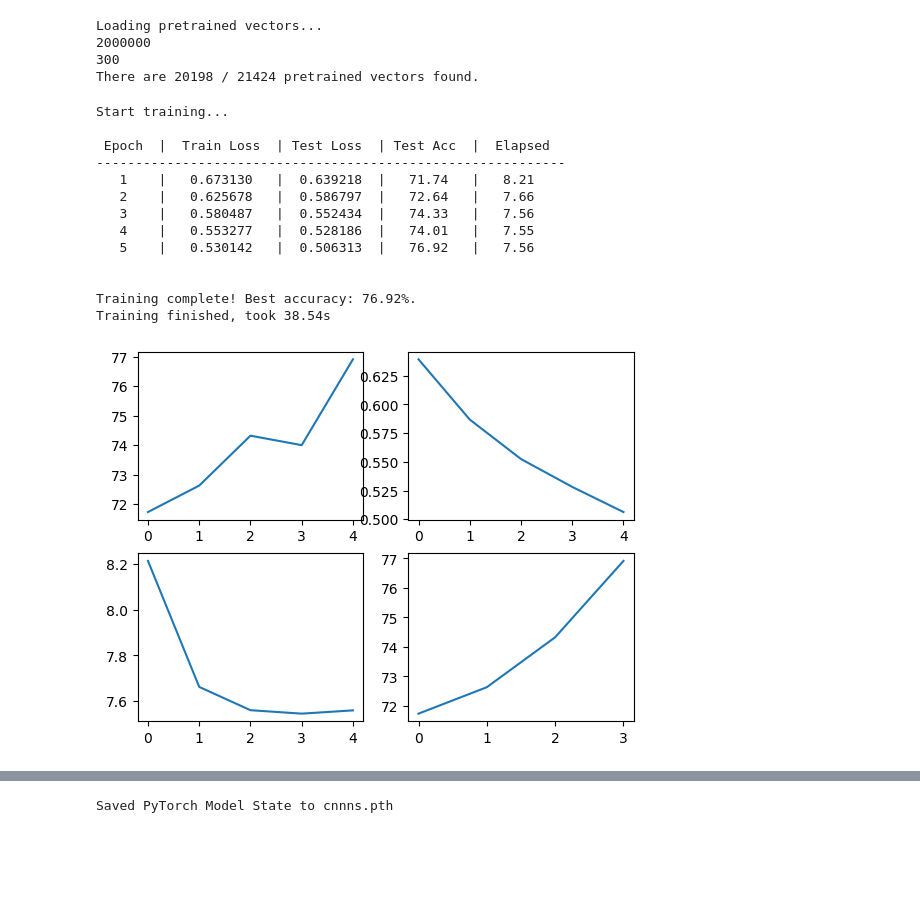
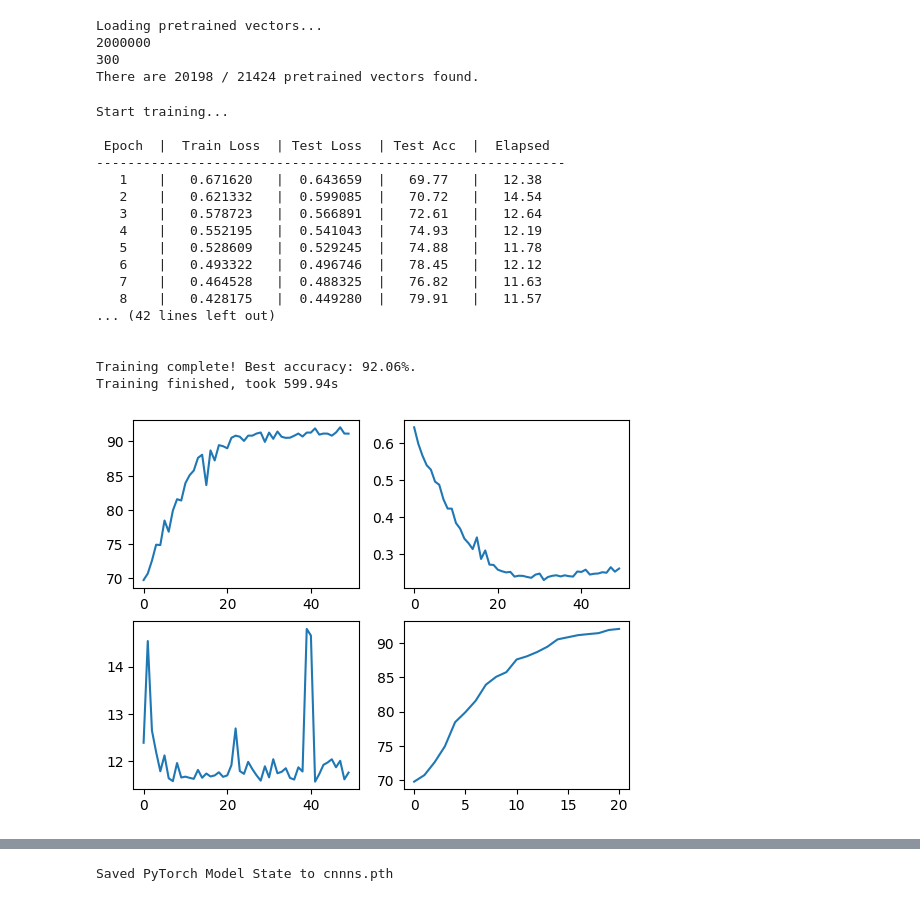
Before and after one commit to pamelacoca/authorClassification, a Jupyter notebook: cnn/classificatorcnn-fasttext.ipynb, the cells around one changed output, grey strips where cells are left out. Drawn from its saved outputs; the diff is of its cells as text; code cells hidden in the pictures; blank space fills up the shorter version.

```diff
--- a/cnn/classificatorcnn-fasttext.ipynb
+++ b/cnn/classificatorcnn-fasttext.ipynb
@@ -406,23 +406,27 @@ def initialize_model(pretrained_embedding=None,
 # %%
 set_seed(42)
 cnn_non_static, optimizer = initialize_model(pretrained_embedding=embeddings,
                                             freeze_embedding=False,
                                             learning_rate=0.25,
                                             dropout=0.5)
-train(cnn_non_static, optimizer, train_dataloader, test_dataloader, epochs=5)
+train(cnn_non_static, optimizer, train_dataloader, test_dataloader, epochs=50)
 # %% [output]
 Start training...
 
  Epoch  |  Train Loss  | Test Loss  | Test Acc  |  Elapsed
 ------------------------------------------------------------
-   1    |   0.673130   |  0.639218  |   71.74   |   8.21
-   2    |   0.625678   |  0.586797  |   72.64   |   7.66
-   3    |   0.580487   |  0.552434  |   74.33   |   7.56
-   4    |   0.553277   |  0.528186  |   74.01   |   7.55
-   5    |   0.530142   |  0.506313  |   76.92   |   7.56
+   1    |   0.671620   |  0.643659  |   69.77   |   12.38
+   2    |   0.621332   |  0.599085  |   70.72   |   14.54
+   3    |   0.578723   |  0.566891  |   72.61   |   12.64
+   4    |   0.552195   |  0.541043  |   74.93   |   12.19
+   5    |   0.528609   |  0.529245  |   74.88   |   11.78
+   6    |   0.493322   |  0.496746  |   78.45   |   12.12
+   7    |   0.464528   |  0.488325  |   76.82   |   11.63
+   8    |   0.428175   |  0.449280  |   79.91   |   11.57
+... (42 lines left out)
 
 
-Training complete! Best accuracy: 76.92%.
-Training finished, took 38.54s
+Training complete! Best accuracy: 92.06%.
+Training finished, took 599.94s
-[figure, old version]
+[figure, new version]
 # %%
```
Also changed, not shown: parts of 9 cells of this notebook.
